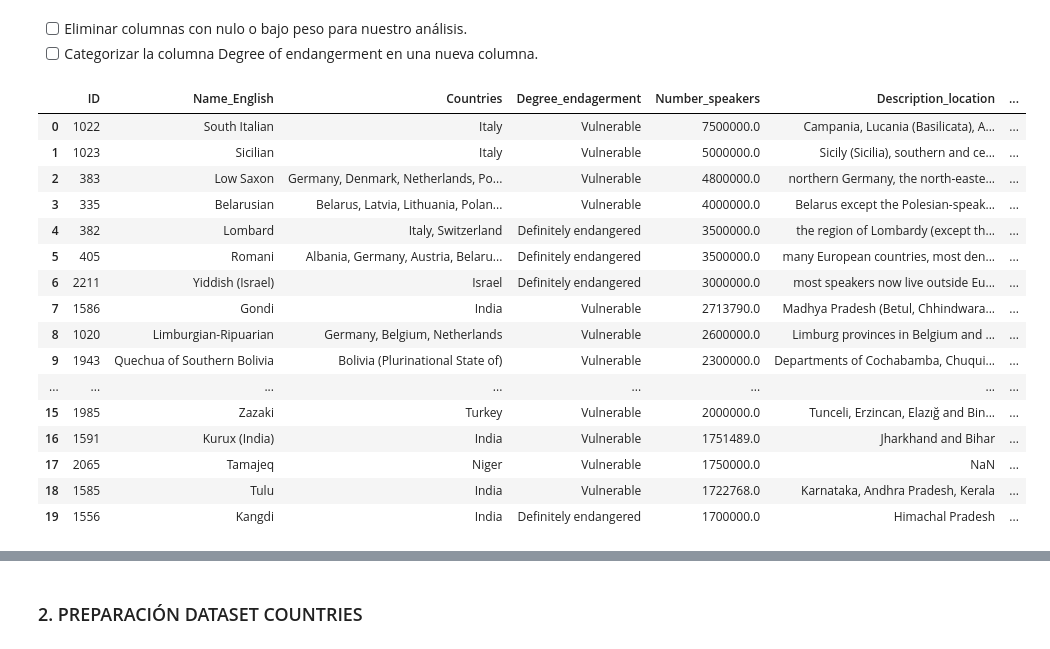
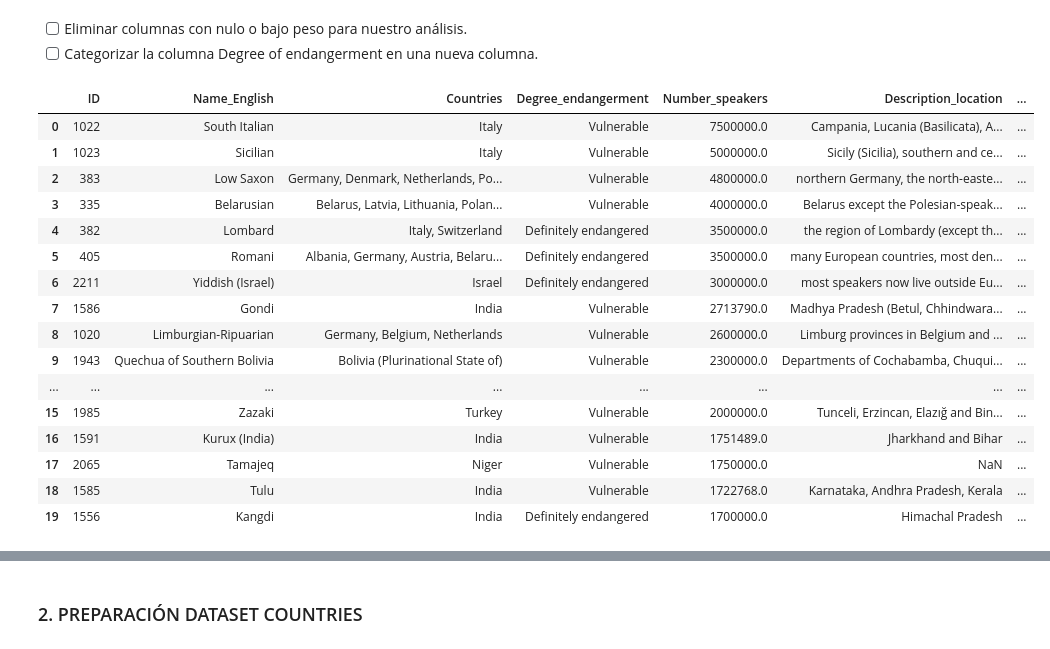
Before and after one commit to mrguezrodriguez/EDA_endangered_languages, a Jupyter notebook: src/notebooks/preliminar.ipynb, the cells around one changed output, grey strips where cells are left out. Drawn from its saved outputs; the diff is of its cells as text; code cells hidden in the pictures.

```diff
--- a/src/notebooks/preliminar.ipynb
+++ b/src/notebooks/preliminar.ipynb
@@ -49,7 +49,7 @@ df_lang = df_lang.drop(['Name in French', 'Name in Spanish', 'Country codes alph
 # %%
 # normalizar el nombre de las columnas restantes
 df_lang = df_lang.rename(columns={'Name in English': 'Name_English',
-    'Degree of endangerment': 'Degree_endagerment',
+    'Degree of endangerment': 'Degree_endangerment',
     'Number of speakers': 'Number_speakers',
     'Description of the location': 'Description_location'
     }
@@ -57,17 +57,17 @@ df_lang = df_lang.rename(columns={'Name in English': 'Name_English',
 # %%
 # creación de una nueva columna con los valroes de endangerment order categorizada
 endangerment_order = {
     'Vulnerable': 1,
     'Definitely endangered': 2,
     'Severely endangered': 3,
     'Critically endangered': 4,
     'Extinct': 5
 }
-df_lang['endangerment_score'] = df_lang['Degree_endagerment'].map(endangerment_order)
+df_lang['endangerment_score'] = df_lang['Degree_endangerment'].map(endangerment_order)
 
 df_lang.head(20)
 # %% [output]
-|  | ID | Name_English | Countries | Degree_endagerment | Number_speakers | Description_location | ... |
+|  | ID | Name_English | Countries | Degree_endangerment | Number_speakers | Description_location | ... |
 | 0 | 1022 | South Italian | Italy | Vulnerable | 7500000.0 | Campania, Lucania (Basilicata), A... | ... |
 | 1 | 1023 | Sicilian | Italy | Vulnerable | 5000000.0 | Sicily (Sicilia), southern and ce... | ... |
 | 2 | 383 | Low Saxon | Germany, Denmark, Netherlands, Po... | Vulnerable | 4800000.0 | northern Germany, the north-easte... | ... |
```
Also changed, not shown: parts of 18 cells of this notebook.
